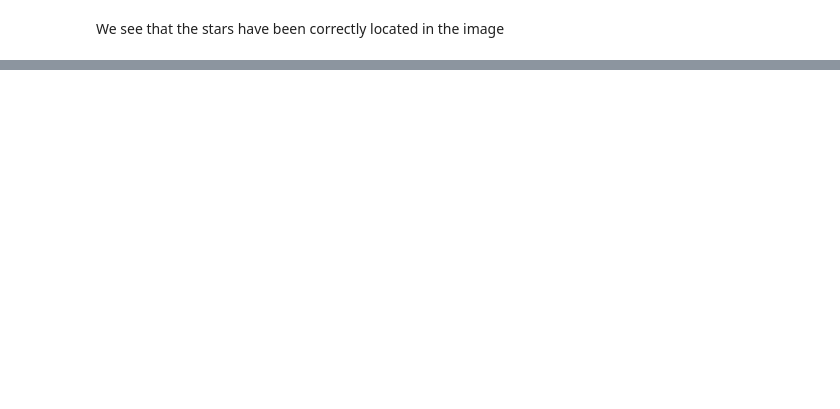
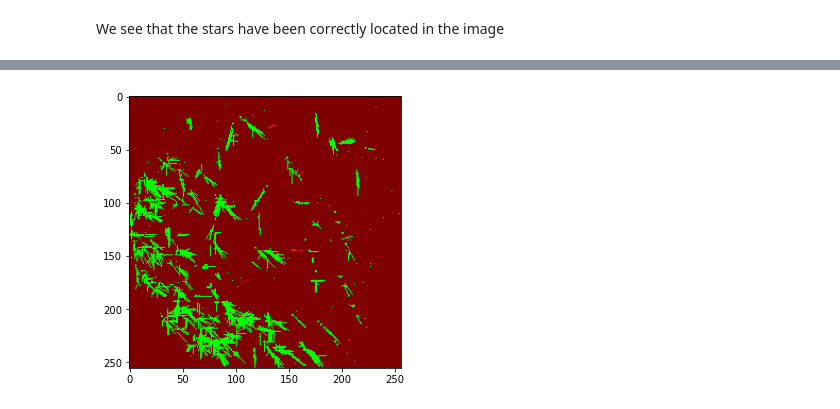
Before and after one commit to AstroStew/ESS5010-Assignment3, a Jupyter notebook: ESS5010Assignment3 Outline.ipynb, the cells around one changed output, grey strips where cells are left out. Cells and saved outputs as stored; diff of their text form; code cells hidden in the pictures; blank space fills up the shorter version.

```diff
--- a/ESS5010Assignment3 Outline.ipynb
+++ b/ESS5010Assignment3 Outline.ipynb
@@ -1134,0 +1152,9 @@ We see that the stars have been correctly located in the image
+# %%
+RSO_binary_map=binarymat-stars_map
+for i in range(0,np.shape(RSO_map)[0]):
+    for j in range(0,np.shape(RSO_map)[1]):
+        if RSO_binary_map[i,j]==1:
+            RSO_binary_map[i,j]=1
+        else:
+            RSO_binary_map[i,j]=0
+plt.matshow(RSO_binary_map)
@@ -1134,0 +1168,6 @@ We see that the stars have been correctly located in the image
+# %%
+Maglist2=[]
+for i in range(0,np.shape(RSO_binary_map)[0]):
+    for j in range(0, np.shape(RSO_binary_map)[1]):
+        if RSO_binary_map[i,j]==1:
+            Maglist2.append(([i,j,mean_partial_img_data[i][j]]))
@@ -1134,0 +1176,71 @@ We see that the stars have been correctly located in the image
+# %%
+DistanceFiltering=cv.imread('mean_partial_img_data.png')
+Distance_Deviation=0.001;
+Line_array2=[]
+for i in range(0,np.shape(Maglist2)[0]):
+
+    uppermag=Maglist2[i][2]+Maglist2[i][2]*0.5
+    lowermag=Maglist2[i][2]-Maglist2[i][2]*0.5
+    newlist=np.array(Maglist2)[(((np.array(Maglist2)[:,2])>lowermag) & ((np.array(Maglist2)[:,2])<uppermag))].tolist()
+
+    #Calculate distances to other points
+    x_Distance_from_point=Maglist2[i][0]-np.array(newlist)[:,0]
+    y_Distance_from_point=Maglist2[i][1]-np.array(newlist)[:,1]
+
+    combined=[np.array(x_Distance_from_point),np.array(y_Distance_from_point)]
+    combined=np.delete(combined,np.where((combined[0]>10) | (combined[0]<-10) ),axis=1) # deletes x_distances bigger than 12
+
+    #More distance filtering
+    combined=np.delete(combined,np.where((combined[0]<3) & (np.sign(combined[0])==1 ) ),axis=1)
+    combined=np.delete(combined,np.where((combined[0]<-3) & (np.sign(combined[0])==-1 ) ),axis=1)
+
+    combined=np.delete(combined,np.where((combined[1]>10) | (combined[1]<-10) ),axis=1) #deletes y_distances bigger than 12
+
+    combined=np.delete(combined,np.where((combined[1]<3) & (np.sign(combined[1])==1 ) ),axis=1)
+    combined=np.delete(combined,np.where((combined[1]<-3) & (np.sign(combined[1])==-1 ) ),axis=1)
+
+    distance_magnitudes=np.linalg.norm((combined[0],combined[1]),axis=0)
+
+
+    x_Distance_from_point=combined[0]
+    y_Distance_from_point=combined[1]
+
+    #deletes distances above a limit
+
+    #We find the distances away from the particular point
+
+    #Iterate through the distances magntiudes
+
+
+    #lower_lim=distance_magnitudes-distance_magnitudes*Distance_Deviation
+    #Set limits for search criteria
+    #upper_lim=distance_magnitudes+distance_magnitudes*Distance_Deviation
+
+
+
+
+
+    for j in range(0,np.shape(distance_magnitudes)[0]):
+        if (np.count_nonzero((distance_magnitudes%distance_magnitudes[j])<0.01)>3 \
+            & np.count_nonzero((distance_magnitudes%distance_magnitudes[j])<0.01))<6 :
+            #If this is true than there is a repeating pattern with the distances in that direction.
+            #A line will have its second and third point twice and three times the distnace of the first
+            idx=np.where( ((distance_magnitudes%distance_magnitudes[j])<0.0001) & (distance_magnitudes != distance_magnitudes[j]) )
+
+            for k in np.array(idx)[0]:
+        #if (np.count_nonzero((distance_magnitudes[j]>lower_lim) & (distance_magnitudes[j]<upper_lim)))>2:
+
+            #idx=np.where(min(distance_magnitudes,key=lambda x:abs(x-distance_magnitudes[j])))
+            #gets index of minimal difference between the distance magntude and the
+
+            #idx=np.where((distance_magnitudes[j]>lower_lim) & (distance_magnitudes[j]<upper_lim) )
+
+                cv.line(DistanceFiltering,(Maglist2[i][1],Maglist2[i][0]),(Maglist2[i][1]+int(y_Distance_from_point[k]),Maglist2[i][0]+int(x_Distance_from_point[k])),(0,255,0),1)
+                Line_array2.append([Maglist2[i][1],Maglist2[i][0],Maglist2[i][1]+int(combined[1][k]),Maglist2[i][0]+int(combined[0][k])])
+
+
+
+
+
+plt.imshow(DistanceFiltering)
+# %% [output]
@@ -1134,0 +1248 @@ We see that the stars have been correctly located in the image
+[figure, added]
```
Also changed, not shown: parts of 21 cells of this notebook, 2 other files.
